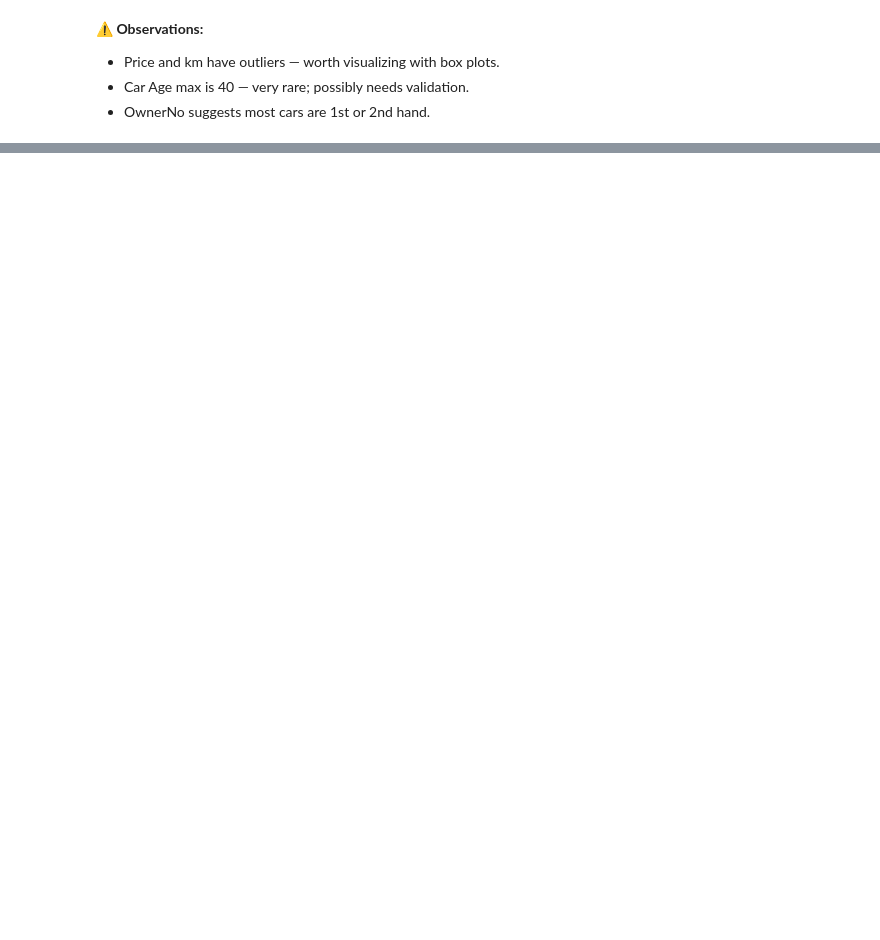
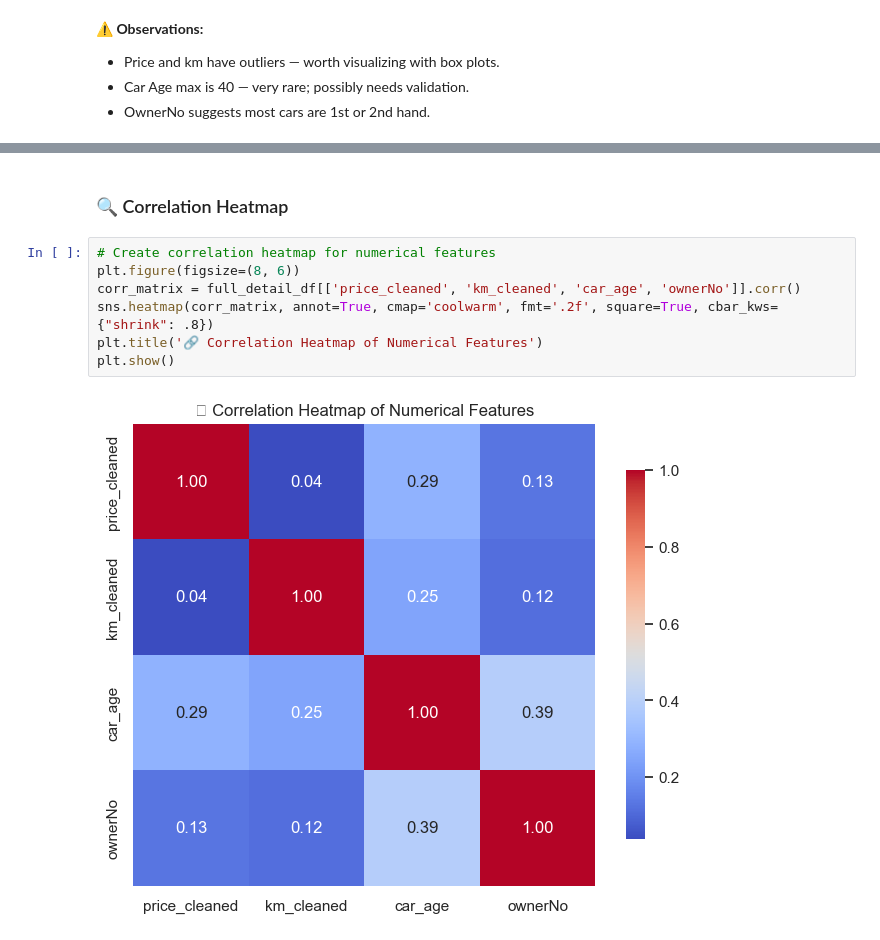
Before and after one commit to duggalvivekmr/car-dheko-used-car-price-prediction, a Jupyter notebook: notebooks/eda.ipynb, the cells around one changed output, grey strips where cells are left out. Saved outputs shown, nothing was run; the diff lists cells and outputs as text; blank space fills up the shorter version.

```diff
--- a/notebooks/eda.ipynb
+++ b/notebooks/eda.ipynb
@@ -252,0 +454,11 @@ ownerNo        8369.0  1.360139e+00  6.419585e-01       0.0       1.0       1.0
+# %% [markdown]
+### 🔍 Correlation Heatmap
+# %%
+# Create correlation heatmap for numerical features
+plt.figure(figsize=(8, 6))
+corr_matrix = full_detail_df[['price_cleaned', 'km_cleaned', 'car_age', 'ownerNo']].corr()
+sns.heatmap(corr_matrix, annot=True, cmap='coolwarm', fmt='.2f', square=True, cbar_kws={"shrink": .8})
+plt.title('🔗 Correlation Heatmap of Numerical Features')
+plt.show()
+# %% [output]
+[figure, added]
```
Also changed, not shown: parts of 12 cells of this notebook.
